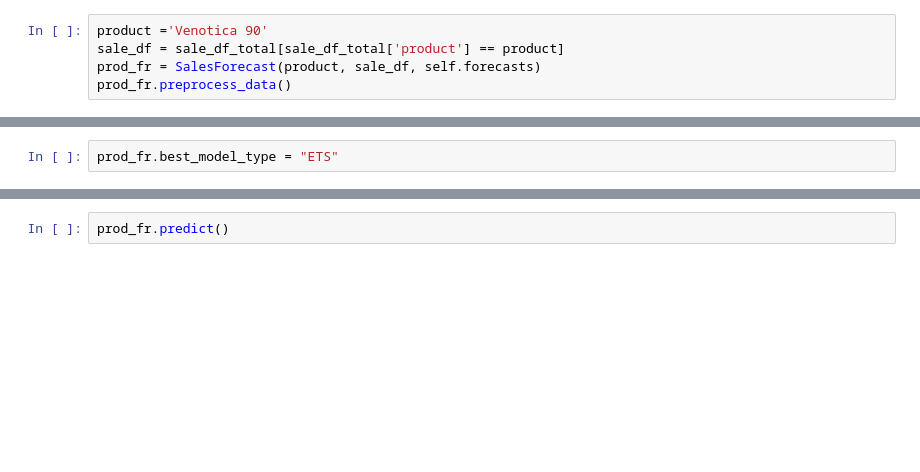
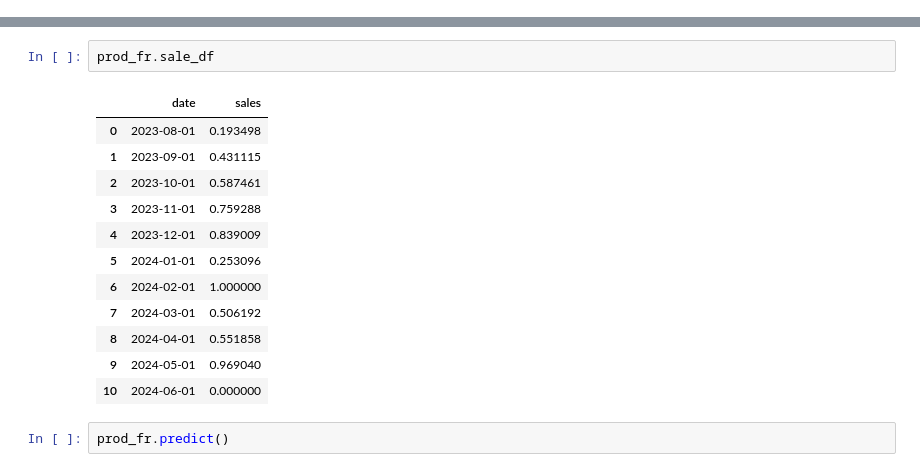
Before and after one commit to ki94mach/PharmProd_Forecast, a Jupyter notebook: src/test.ipynb, the cells around one changed output, grey strips where cells are left out. Drawn from its saved outputs; the diff is of its cells as text; blank space fills up the shorter version.

```diff
--- a/src/test.ipynb
+++ b/src/test.ipynb
@@ -513,5 +54,0 @@ sale_df_total.date += 62100
-# %%
-product ='Venotica 90'
-sale_df = sale_df_total[sale_df_total['product'] == product]
-prod_fr = SalesForecast(product, sale_df, self.forecasts)
-prod_fr.preprocess_data()
@@ -563,2 +54,0 @@ prod_fr.model_selection()
-# %%
-prod_fr.best_model_type = "ETS"
@@ -565,3 +186,18 @@ prod_fr.best_model_type = "ETS"
+# %%
+prod_fr.sale_df
+# %% [output]
+|  | date | sales |
+| 0 | 2023-08-01 | 0.193498 |
+| 1 | 2023-09-01 | 0.431115 |
+| 2 | 2023-10-01 | 0.587461 |
+| 3 | 2023-11-01 | 0.759288 |
+| 4 | 2023-12-01 | 0.839009 |
+| 5 | 2024-01-01 | 0.253096 |
+| 6 | 2024-02-01 | 1.000000 |
+| 7 | 2024-03-01 | 0.506192 |
+| 8 | 2024-04-01 | 0.551858 |
+| 9 | 2024-05-01 | 0.969040 |
+| 10 | 2024-06-01 | 0.000000 |
 # %%
 prod_fr.predict()
 # %%
```
Also changed, not shown: parts of 114 cells of this notebook, 4 other files.
